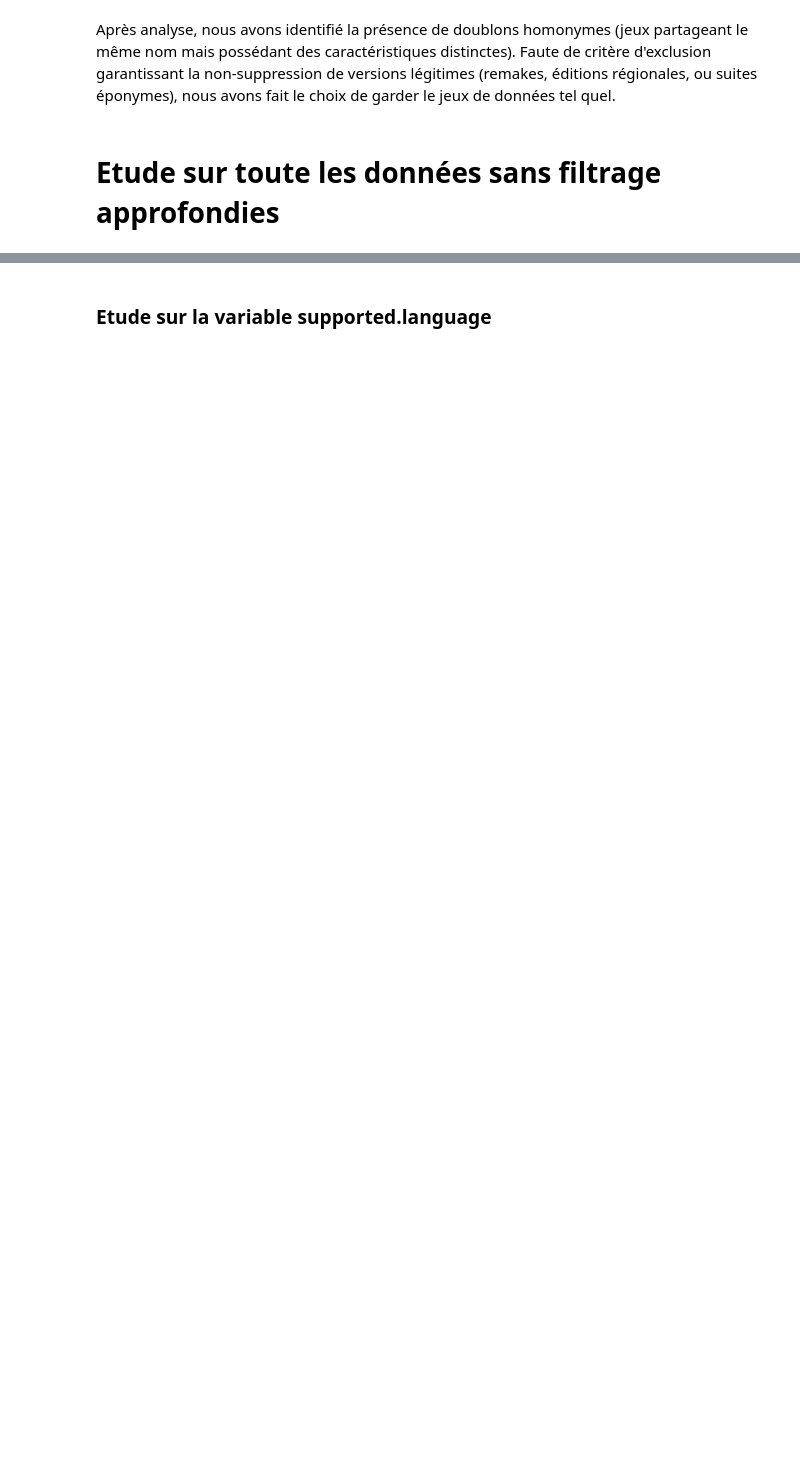
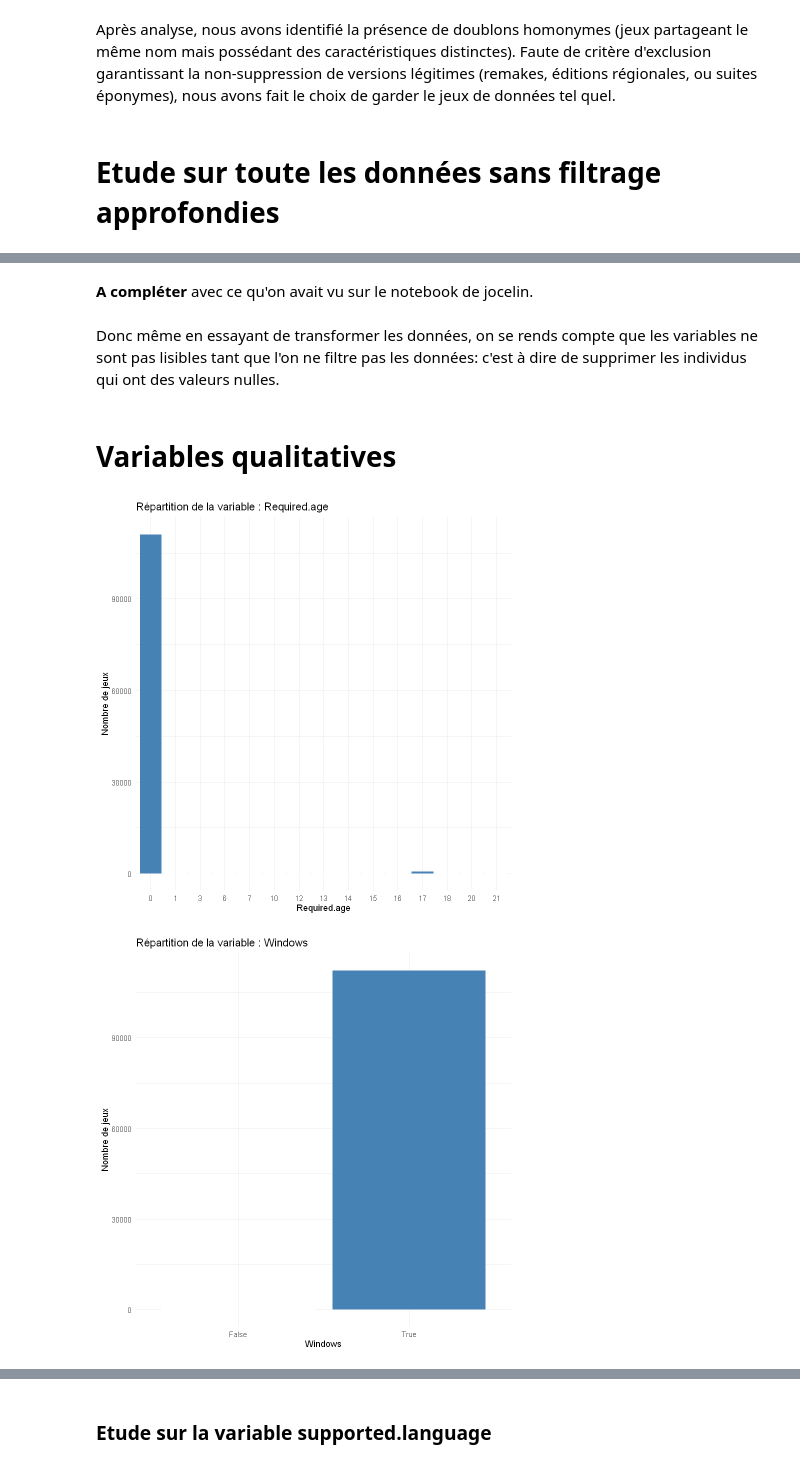
Before and after one commit to LjAquinox/Projet_Analyse_Steam, a Jupyter notebook: notebook_R_lukas.ipynb, the cells around one changed output, grey strips where cells are left out. Drawn from its saved outputs; the diff is of its cells as text; code cells hidden in the pictures; blank space fills up the shorter version.

Commit message:
etude données en générale

```diff
--- a/notebook_R_lukas.ipynb
+++ b/notebook_R_lukas.ipynb
@@ -135,0 +284,33 @@ Après analyse, nous avons identifié la présence de doublons homonymes (jeux p
+# %% [markdown]
+**A compléter** avec ce qu'on avait vu sur le notebook de jocelin.
+# %% [markdown]
+Donc même en essayant de transformer les données, on se rends compte que les variables ne sont pas lisibles tant que l'on ne filtre pas les données: c'est à dire de supprimer les individus qui ont des valeurs nulles.
+# %% [markdown]
+# Variables qualitatives
+# %%
+
+# On définit la liste de TES variables (car is.factor risque de rater le coche)
+colonnes_qualitatives <- c("Required.age", "Windows", "Mac", "Linux", "Estimated.owners")
+
+for (col in colonnes_qualitatives) {
+    # On utilise geom_bar() car il compte les lignes automatiquement
+    p <- ggplot(data_filtered, aes(x = .data[[col]])) +
+      geom_bar(fill = "steelblue", color = "white") +
+      theme_minimal() +
+      labs(
+        title = paste("Répartition de la variable :", col),
+        x = col,
+        y = "Nombre de jeux"
+      )
+
+    # Gestion spécifique pour la lisibilité des owners
+    if (col == "Estimated.owners") {
+      p <- p + coord_flip()
+    }
+
+    print(p)
+
+}
+# %% [output]
+[figure, added]
+[figure, added]
```
Also changed, not shown: parts of 29 cells of this notebook.
